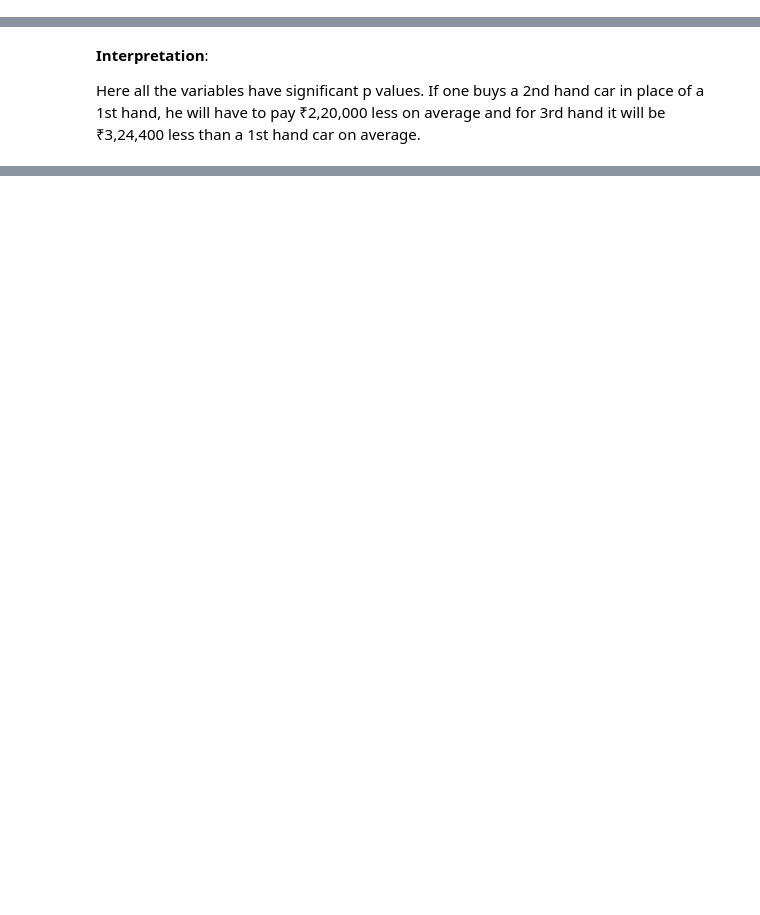
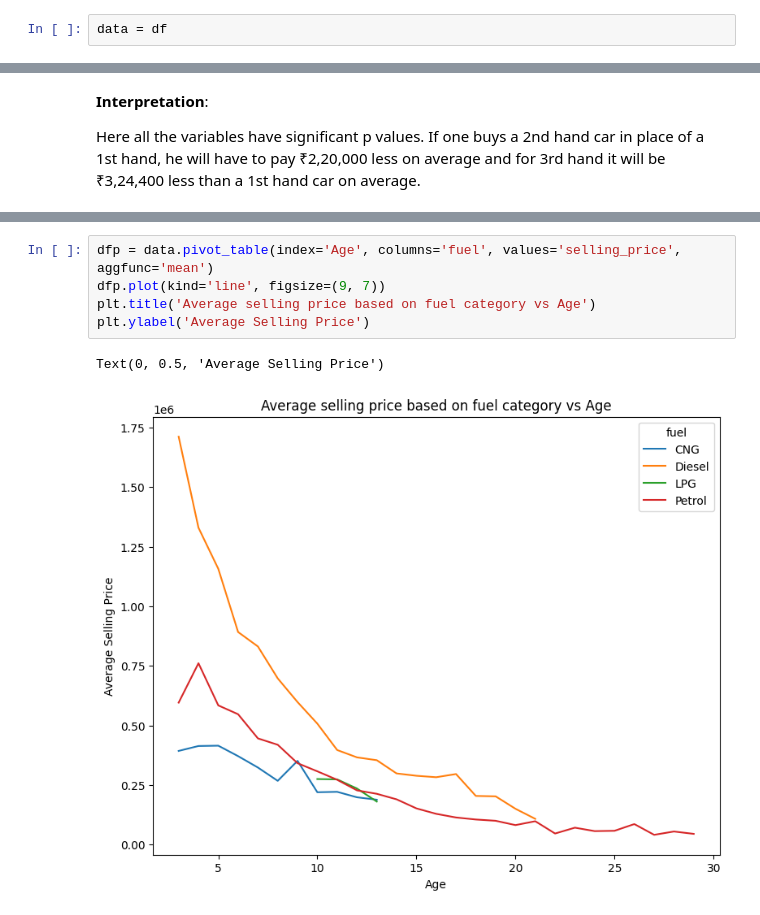
Before and after one commit to haverstein/CarDekho-Analysis, a Jupyter notebook: Copy_of_CarDekho_Analysis.ipynb, the cells around one changed output, grey strips where cells are left out. Cells and saved outputs as stored; diff of their text form; blank space fills up the shorter version.

```diff
--- a/Copy_of_CarDekho_Analysis.ipynb
+++ b/Copy_of_CarDekho_Analysis.ipynb
@@ -446,0 +413,2 @@ sns.heatmap(df.corr(),cmap='viridis')
+# %%
+data = df
@@ -588,0 +578,8 @@ Notes:
+# %%
+dfp = data.pivot_table(index='Age', columns='fuel', values='selling_price', aggfunc='mean')
+dfp.plot(kind='line', figsize=(9, 7))
+plt.title('Average selling price based on fuel category vs Age')
+plt.ylabel('Average Selling Price')
+# %% [output]
+Text(0, 0.5, 'Average Selling Price')
+[figure, added]
```
Also changed, not shown: parts of 18 cells of this notebook.
